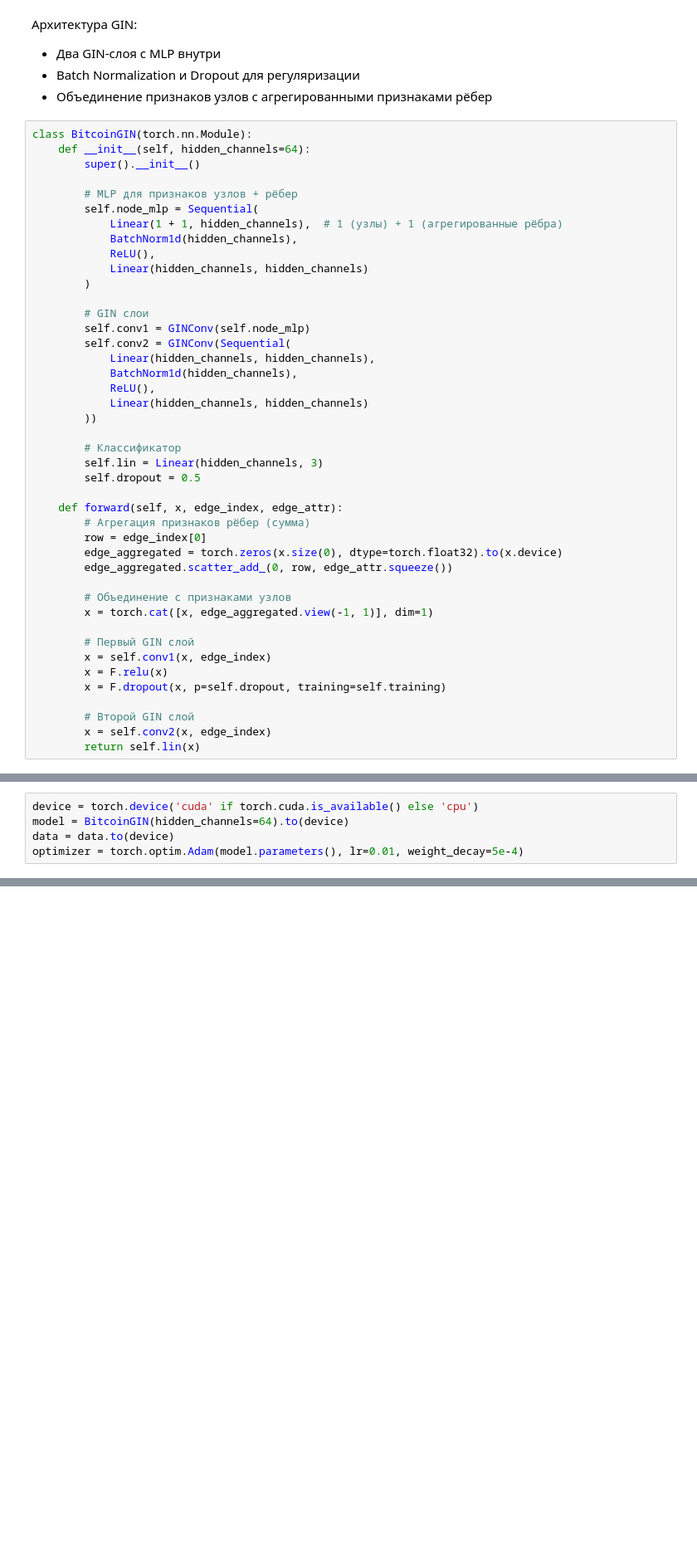
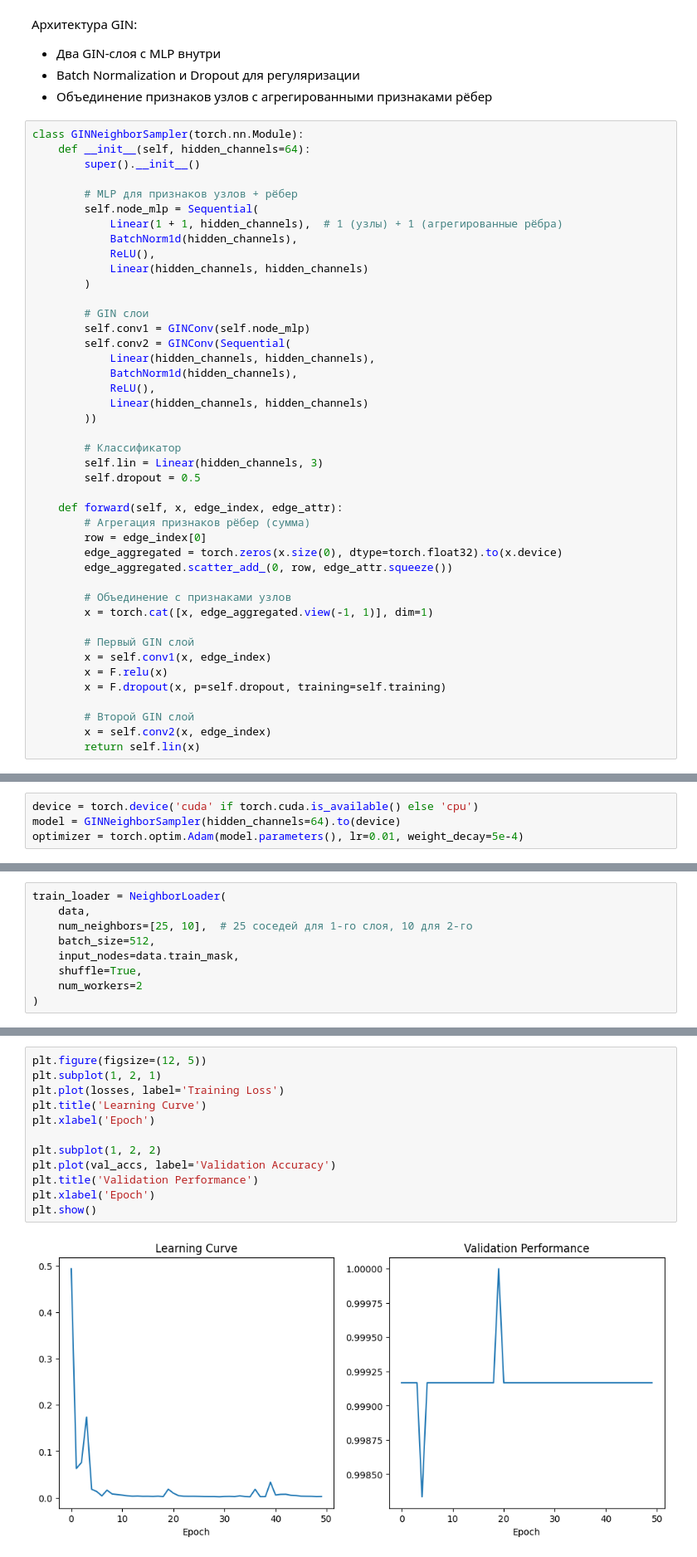
Before and after one commit to Yanina-Kutovaya/GNN, a Jupyter notebook: notebooks/4_GIN.ipynb, the cells around one changed output, grey strips where cells are left out. Shown at 83% size. Cells and saved outputs as stored; diff of their text form; blank space fills up the shorter version.

Commit message:
Add NeighborLoader to GIN

```diff
--- a/notebooks/4_GIN.ipynb
+++ b/notebooks/4_GIN.ipynb
@@ -79,7 +112,7 @@ data.test_mask[indices[int((split[0]+split[1])*data.num_nodes):]] = True
 * Batch Normalization и Dropout для регуляризации
 * Объединение признаков узлов с агрегированными признаками рёбер
 # %%
-class BitcoinGIN(torch.nn.Module):
+class GINNeighborSampler(torch.nn.Module):
     def __init__(self, hidden_channels=64):
         super().__init__()
 
@@ -126,6 +159,5 @@ class BitcoinGIN(torch.nn.Module):
 # %%
 device = torch.device('cuda' if torch.cuda.is_available() else 'cpu')
-model = BitcoinGIN(hidden_channels=64).to(device)
-data = data.to(device)
+model = GINNeighborSampler(hidden_channels=64).to(device)
 optimizer = torch.optim.Adam(model.parameters(), lr=0.01, weight_decay=5e-4)
 # %% [markdown]
@@ -132,0 +165,9 @@ optimizer = torch.optim.Adam(model.parameters(), lr=0.01, weight_decay=5e-4)
+# %%
+train_loader = NeighborLoader(
+    data,
+    num_neighbors=[25, 10],  # 25 соседей для 1-го слоя, 10 для 2-го
+    batch_size=512,
+    input_nodes=data.train_mask,
+    shuffle=True,
+    num_workers=2
+)
@@ -170 +230,15 @@ Epoch 270 | Loss: 0.0030 | Val Acc: 1.0000
+# %%
+plt.figure(figsize=(12, 5))
+plt.subplot(1, 2, 1)
+plt.plot(losses, label='Training Loss')
+plt.title('Learning Curve')
+plt.xlabel('Epoch')
+
+plt.subplot(1, 2, 2)
+plt.plot(val_accs, label='Validation Accuracy')
+plt.title('Validation Performance')
+plt.xlabel('Epoch')
+plt.show()
+# %% [output]
+[figure, added]
 # %% [markdown]
```
Also changed, not shown: parts of 21 cells of this notebook.
